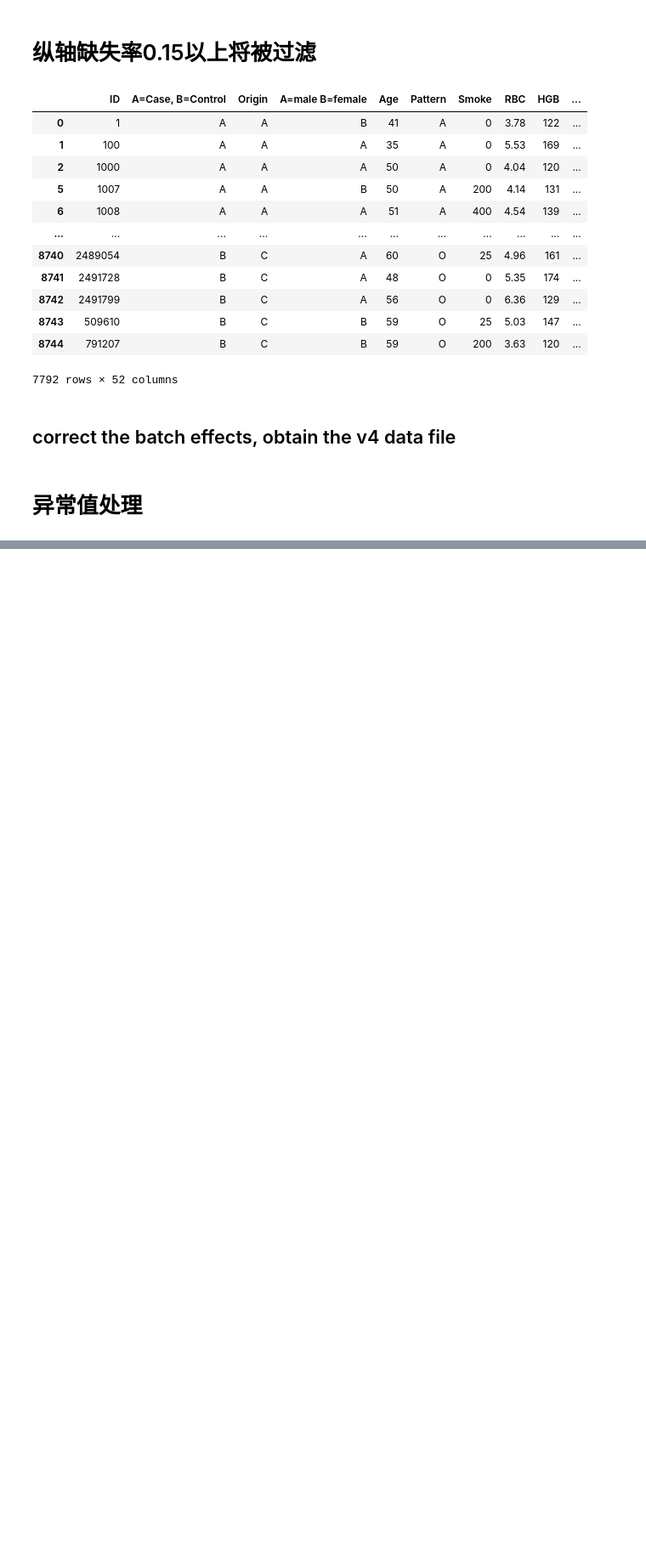
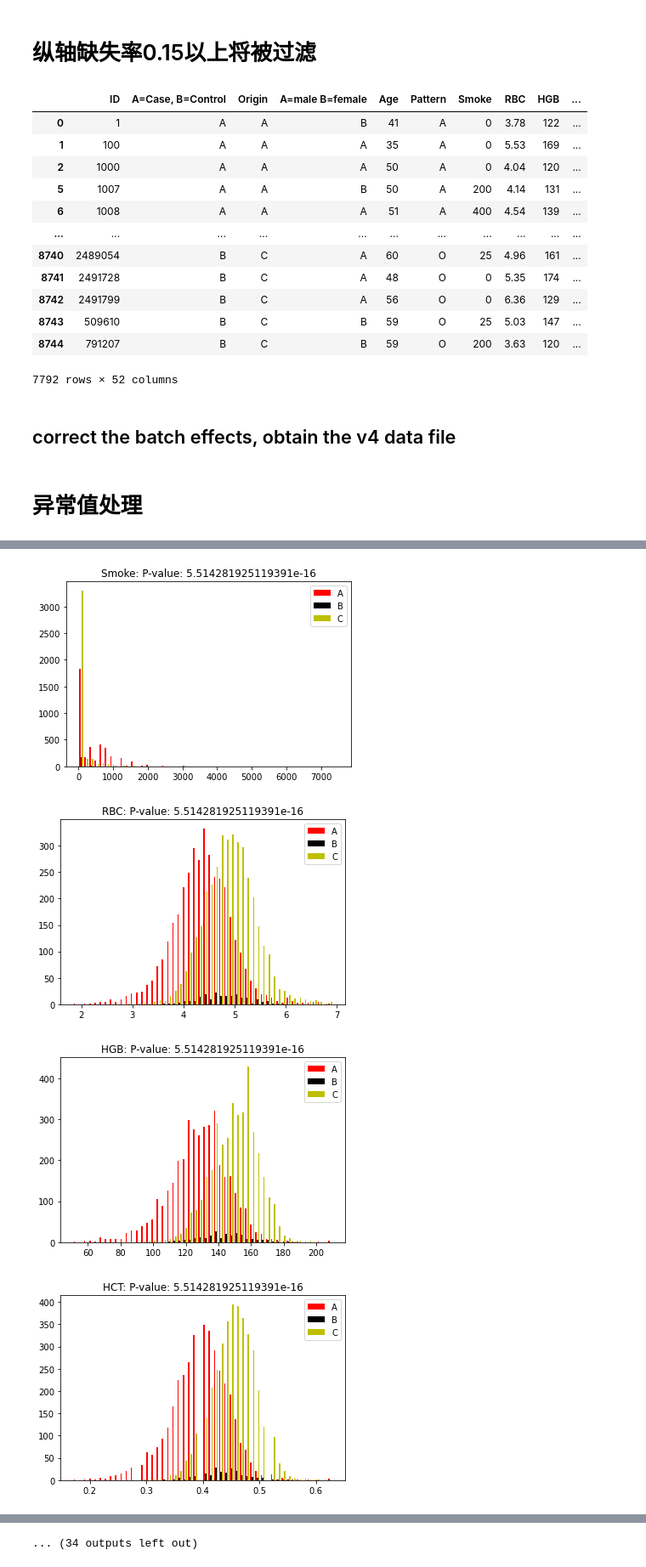
Before and after one commit to ChiXX/LungCancer, a Jupyter notebook: scripts/jupyter/Preprocessing.ipynb, the cells around one changed output, grey strips where cells are left out. Shown at 85% size. Cells and saved outputs as stored; diff of their text form; code cells hidden in the pictures; blank space fills up the shorter version.

```diff
--- a/scripts/jupyter/Preprocessing.ipynb
+++ b/scripts/jupyter/Preprocessing.ipynb
@@ -268,0 +272,3 @@ def stat_info(df, fea):
+# %%
+Age_group = cancer_data['Age'].apply(lambda x: 'Y' if x<52 else 'O' if x>68 else 'M') # Young, Old, Middle
+cancer_data.insert(5,'Age_group',Age_group)
@@ -269 +277,3 @@ def stat_info(df, fea):
+# %%
+cancer_data['HCT'] = cancer_data['HCT'].apply(lambda x: np.nan if x>1 else x)
 # %% [markdown]
@@ -271,7 +281,7 @@ def stat_info(df, fea):
 # %%
-for fea in cancer_data.columns[6:]:
-    median = cancer_data.groupby(['A=male B=female', 'Age_group'])[fea].median()
-    cancer_data.set_index(['A=male B=female', 'Age_group'], inplace=True)
+for fea in cancer_data.columns[7:]: # from smoke
+    median = cancer_data.groupby(['Origin', 'Age_group', 'A=male B=female'])[fea].median()
+    cancer_data.set_index(['Origin', 'Age_group', 'A=male B=female'], inplace=True)
     cancer_data[fea].fillna(median, inplace=True)
     cancer_data.reset_index(inplace=True)
 # %% [markdown]
@@ -280,0 +289,5 @@ cancer_data2 = cancer_data.loc[:,:'Pattern']
+# %%
+%%time
+for fea in cancer_data.columns[8:]: # from RBC
+    print(fea)
+    cancer_data[fea] = cancer_data.groupby(['Origin', 'Age_group', 'A=male B=female']).apply(lambda g: g[fea].apply(lambda x: np.nan if x < -3*(g[fea].quantile(0.75)-g[fea].quantile(0.25))+g[fea].quantile(0.25) or x > 3*(g[fea].quantile(0.75)-g[fea].quantile(0.25))+g[fea].quantile(0.75) else x)).reset_index([0,1,2])[fea]
@@ -280,0 +312,15 @@ cancer_data2 = cancer_data.loc[:,:'Pattern']
+# %%
+for fea in cancer_data.columns[7:]:
+    a = cancer_data[cancer_data['Origin']=='A'][fea]
+    b = cancer_data[cancer_data['Origin']=='B'][fea]
+    c = cancer_data[cancer_data['Origin']=='C'][fea]
+    plt.hist([a,b,c], bins=50, color=['r','k','y'])
+    plt.legend(['A','B','C'])
+    p_val = ss.ttest_ind(a, b)[1]
+    plt.title(fea+f': P-value: {p_val}')
+    plt.show()
+# %% [output]
+[figure, added]
+[figure, added]
+[figure, added]
+[figure, added]
@@ -280,0 +335 @@ cancer_data2 = cancer_data.loc[:,:'Pattern']
+... (34 outputs left out)
```
Also changed, not shown: parts of 28 cells of this notebook, 3 other files.
